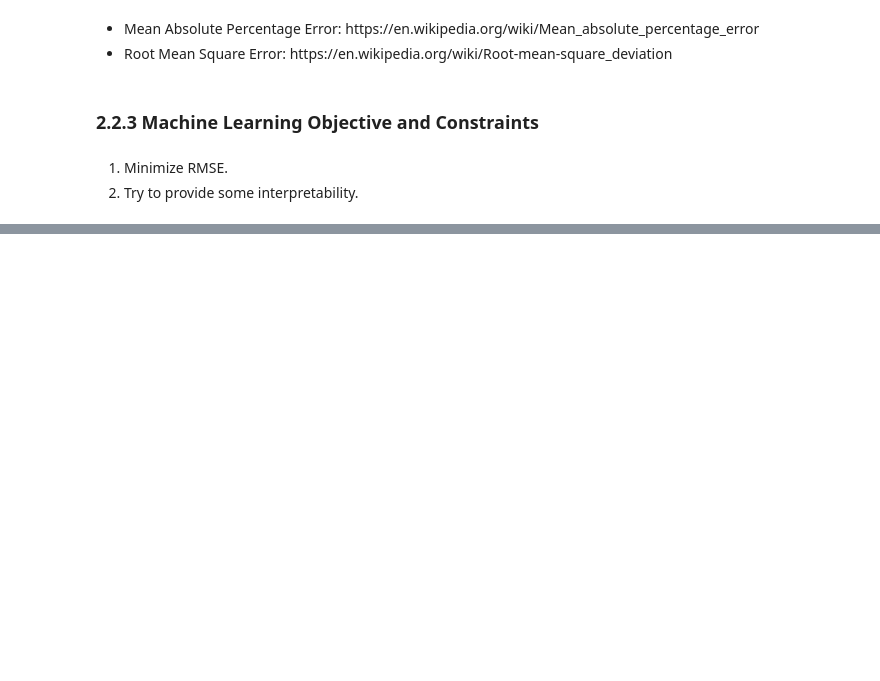
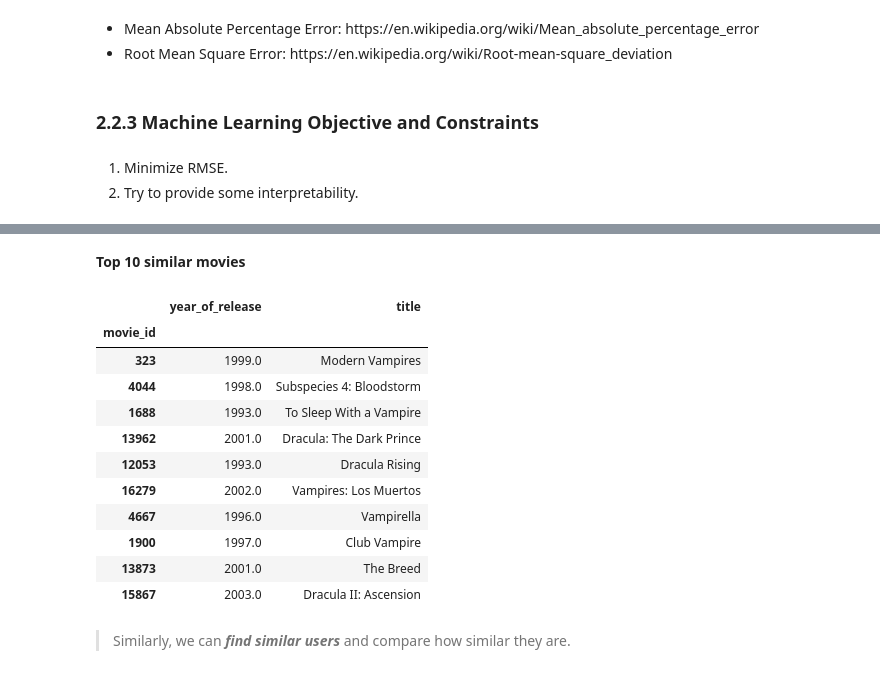
Before and after one commit to elhaidi/Netflix-Movie-Recommandations, a Jupyter notebook: Netflix Recommandation notebook.ipynb, the cells around one changed output, grey strips where cells are left out. Drawn from its saved outputs; the diff is of its cells as text; code cells hidden in the pictures; blank space fills up the shorter version.

```diff
--- a/Netflix Recommandation notebook.ipynb
+++ b/Netflix Recommandation notebook.ipynb
@@ -175,0 +978,8 @@ import random
+# %%
+if not os.path.isfile('trunc_sparse_matrix.npz'):
+    # create that sparse sparse matrix
+    trunc_sparse_matrix = sparse.csr_matrix(trunc_matrix)
+    # Save this truncated sparse matrix for later usage..
+    sparse.save_npz('trunc_sparse_matrix', trunc_sparse_matrix)
+else:
+    trunc_sparse_matrix = sparse.load_npz('trunc_sparse_matrix.npz')
@@ -175,0 +1120,9 @@ import random
+# %%
+# First Let's load the movie details into soe dataframe..
+# movie details are in 'netflix/movie_titles.csv'
+
+movie_titles = pd.read_csv("data_folder/movie_titles.csv", sep=',', header = None,
+                           names=['movie_id', 'year_of_release', 'title'], verbose=True,
+                      index_col = 'movie_id', encoding = "ISO-8859-1")
+
+movie_titles.head()
@@ -175,0 +1142,8 @@ import random
+# %%
+mv_id = 67
+
+print("\nMovie ----->",movie_titles.loc[mv_id].values[1])
+
+print("\nIt has {} Ratings from users.".format(train_sparse_matrix[:,mv_id].getnnz()))
+
+print("\nWe have {} movies which are similarto this  and we will get only top most..".format(m_m_sim_sparse[:,mv_id].getnnz()))
@@ -175,0 +1156,9 @@ import random
+# %%
+similarities = m_m_sim_sparse[mv_id].toarray().ravel()
+
+similar_indices = similarities.argsort()[::-1][1:]
+
+similarities[similar_indices]
+
+sim_indices = similarities.argsort()[::-1][1:] # It will sort and reverse the array and ignore its similarity (ie.,1)
+                                               # and return its indices(movie_ids)
@@ -175,0 +1176,19 @@ import random
+# %% [markdown]
+__Top 10 similar movies__
+# %%
+movie_titles.loc[sim_indices[:10]]
+# %% [output]
+|  | year_of_release | title |
+| movie_id |  |  |
+| 323 | 1999.0 | Modern Vampires |
+| 4044 | 1998.0 | Subspecies 4: Bloodstorm |
+| 1688 | 1993.0 | To Sleep With a Vampire |
+| 13962 | 2001.0 | Dracula: The Dark Prince |
+| 12053 | 1993.0 | Dracula Rising |
+| 16279 | 2002.0 | Vampires: Los Muertos |
+| 4667 | 1996.0 | Vampirella |
+| 1900 | 1997.0 | Club Vampire |
+| 13873 | 2001.0 | The Breed |
+| 15867 | 2003.0 | Dracula II: Ascension |
+# %% [markdown]
+ > Similarly, we can ___find similar users___ and compare how similar they are.
```
Also changed, not shown: parts of 107 cells of this notebook.
